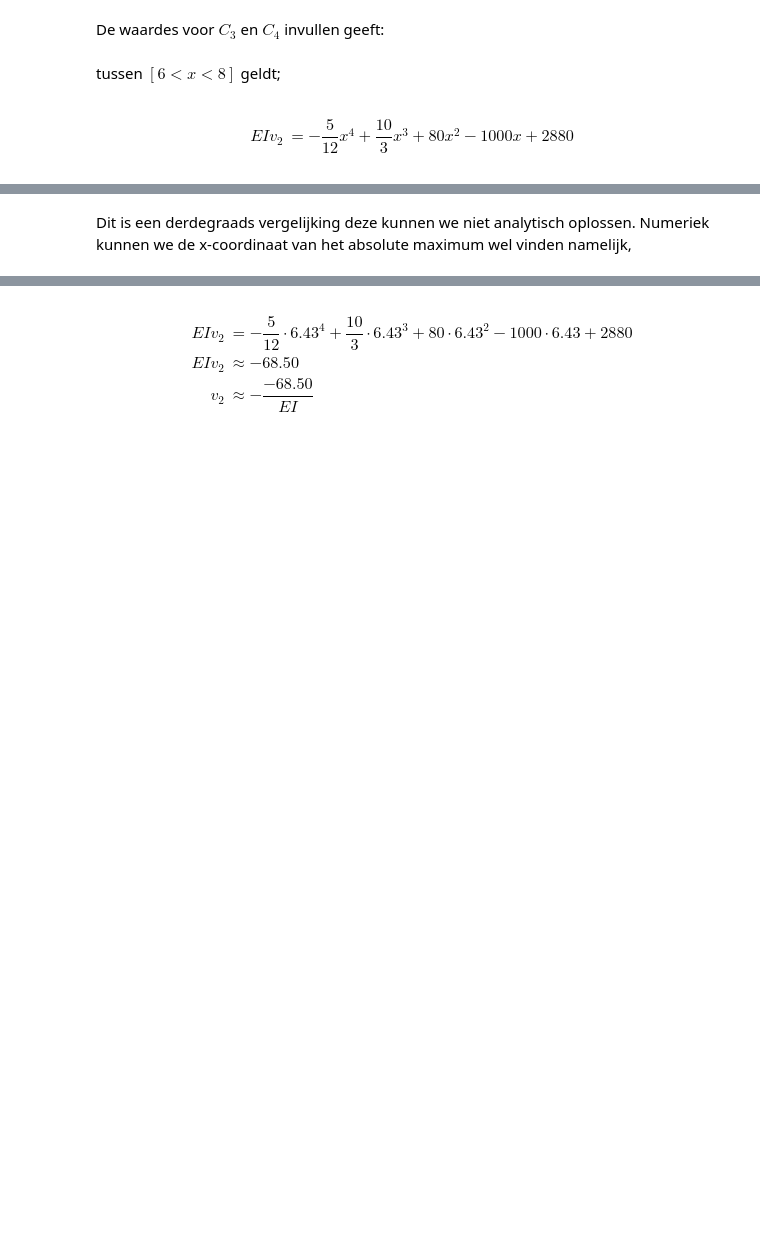
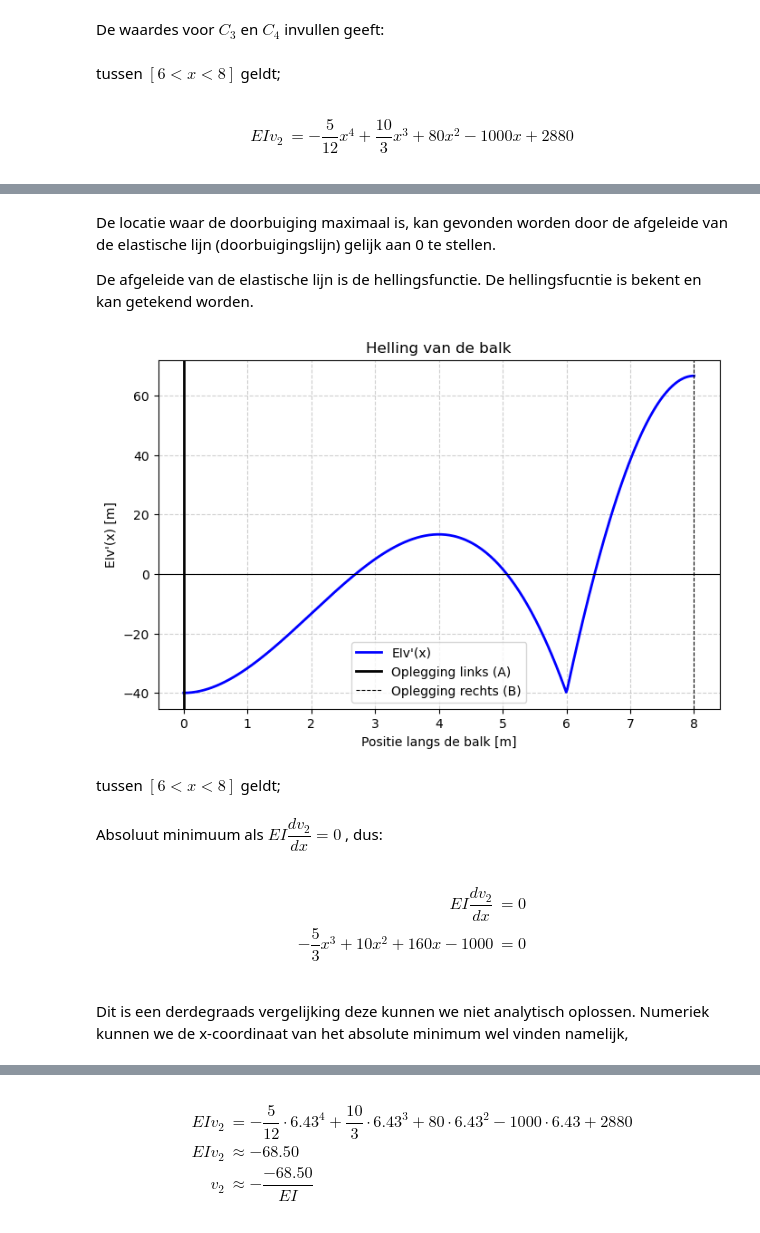
Before and after one commit to HHS-boeken/Mechanica, a Jupyter notebook: book/H1/Opgave_les3.ipynb, the cells around one changed output, grey strips where cells are left out. Drawn from its saved outputs; the diff is of its cells as text; code cells hidden in the pictures; blank space fills up the shorter version.

```diff
--- a/book/H1/Opgave_les3.ipynb
+++ b/book/H1/Opgave_les3.ipynb
@@ -272,6 +267,58 @@ EI\dfrac{dv_2}{dx} &= 0 \\
+# %% [markdown]
+De locatie waar de doorbuiging maximaal is, kan gevonden worden door de afgeleide van de elastische lijn (doorbuigingslijn) gelijk aan 0 te stellen.
+
+De afgeleide van de elastische lijn is de hellingsfunctie. De hellingsfucntie is bekent en kan getekend worden.
+# %%
+import numpy as np
+import matplotlib.pyplot as plt
+
+# Gegeven parameters
+L = 8       # Lengte van de balk (m)
+x_C = 6     # Locatie van het koppel (m)
+q = -10     # Verdeelde belasting (kN/m, naar beneden)
+M_C = 160   # Koppel (kNm, met de klok mee)
+R_A = 20    # Reactiekracht bij A (kN)
+R_B = 60    # Reactiekracht bij B (kN)
+
+# Discretisatie van de balk
+x_values = np.linspace(0, L, 500)
+EIphi_values = np.zeros_like(x_values)
+
+# Momentverloop berekenen
+for i, x in enumerate(x_values):
+    if x < x_C:  # Links van het koppel
+        EIphi_values[i] = (-(5/3) * x**3 + (10) * x**2 - 40) * 1
+    else:  # Rechts van het koppel
+        EIphi_values[i] = (-(5/3) * x**3 + (10) * x**2 + 160*x - 1000) * 1 # Sprong in moment door koppel
+
+# Plot de momentenlijn
+plt.figure(figsize=(8, 5))
+plt.plot(x_values, EIphi_values, label="EIv'(x)", linewidth=2, color='blue')
+plt.axhline(0, color='black', linewidth=0.8)
+#plt.axvline(x_C, color='blue', linestyle='dashed', linewidth=1, label="Koppel bij x=6m")
+plt.axvline(0, color='black', linewidth=2, label="Oplegging links (A)")
+plt.axvline(L, color='black', linestyle='dashed', linewidth=0.8, label="Oplegging rechts (B)")
+plt.xlabel("Positie langs de balk [m]")
+plt.ylabel("EIv'(x) [m]")
+plt.title("Helling van de balk")
+plt.grid(True, linestyle='--', alpha=0.6)
+plt.legend()
+plt.show()
+# %% [output]
+[figure, added]
+# %% [markdown]
+tussen $[6 < x < 8]$ geldt;
+# %% [markdown]
+Absoluut minimuum als $EI\dfrac{dv_2}{dx} = 0$ , dus:
+# %% [markdown]
+
+\begin{align}
+EI\dfrac{dv_2}{dx} &= 0 \\
+-\dfrac{5}{3}x^3+10x^2+160x-1000 &=0 \\
+\end{align}
 # %% [markdown]
 Dit is een derdegraads vergelijking deze kunnen we niet analytisch oplossen.
-Numeriek kunnen we de x-coordinaat van het absolute maximum wel vinden namelijk,
+Numeriek kunnen we de x-coordinaat van het absolute minimum wel vinden namelijk,
 # %%
 b = np.argmin(EIv_values)
 print("De locatie van het abolute minimim is", b/500 * 8, "m")
```
Also changed, not shown: parts of 12 cells of this notebook.
